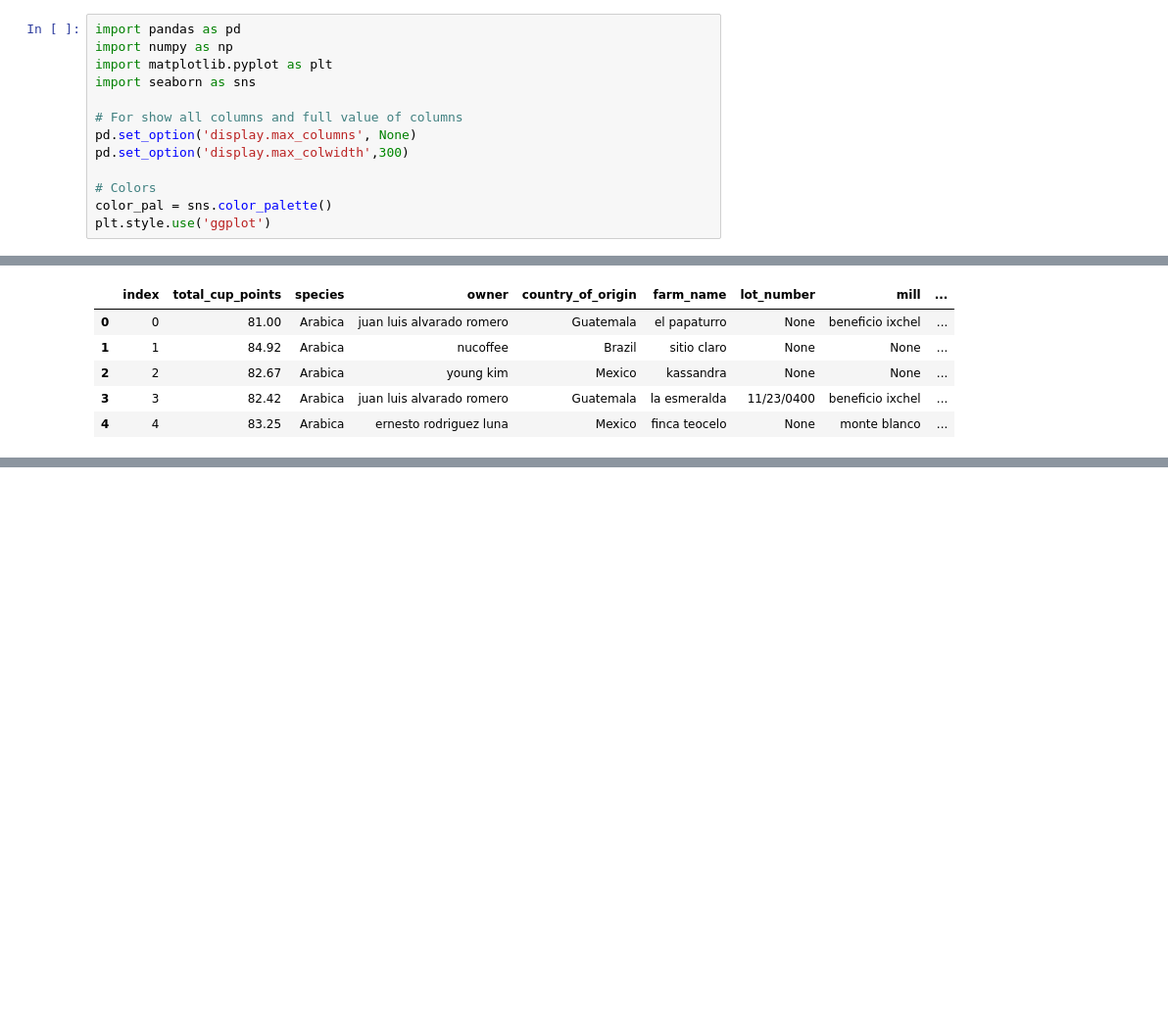
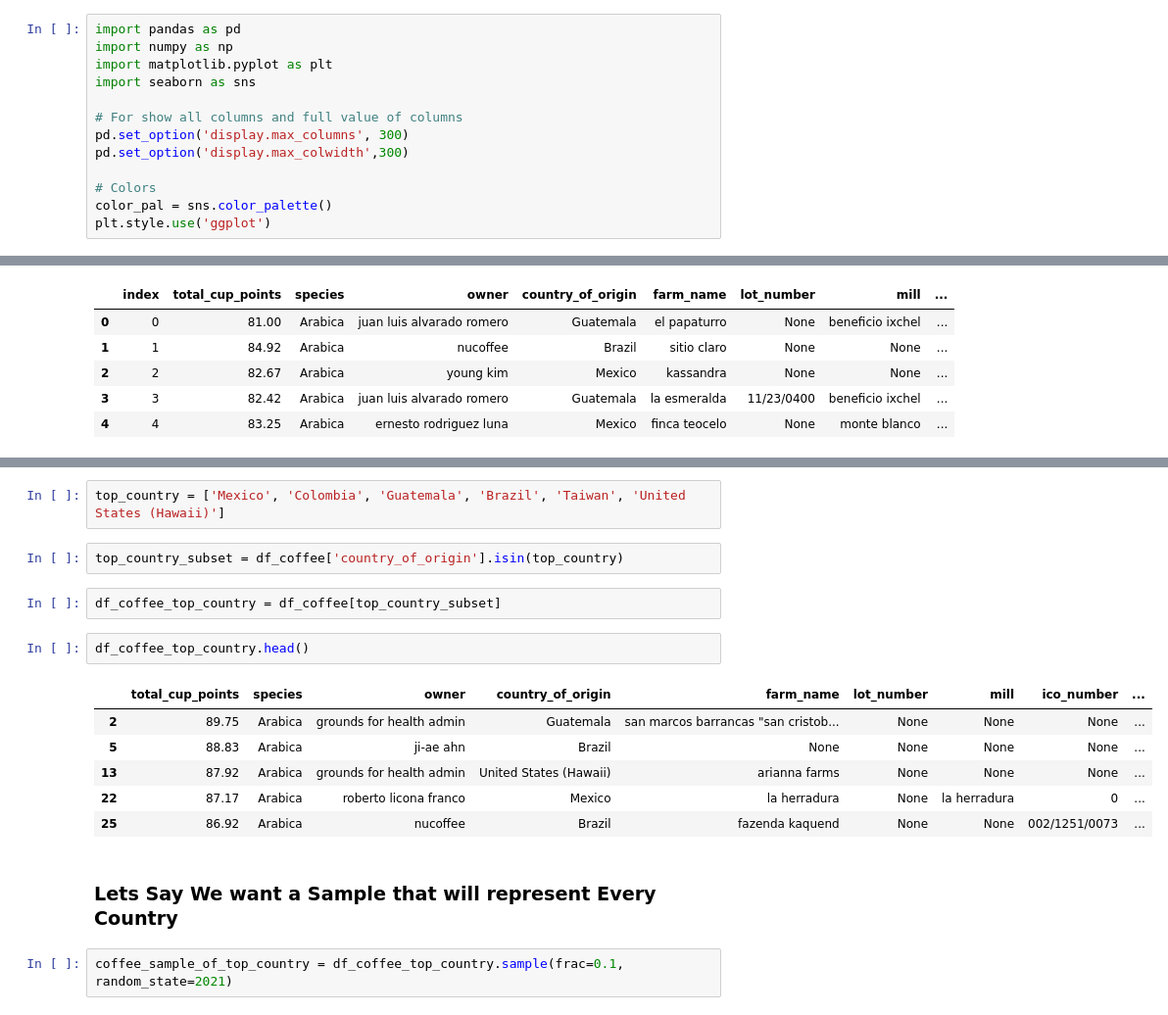
Before and after one commit to Amir-UL-Islam/Machine-Learning-Notebooks, a Jupyter notebook: Statistics/sampling.ipynb, the cells around one changed output, grey strips where cells are left out. Shown at 98% size. Cells and saved outputs as stored; diff of their text form; blank space fills up the shorter version.

```diff
--- a/Statistics/sampling.ipynb
+++ b/Statistics/sampling.ipynb
@@ -5,7 +5,7 @@ import matplotlib.pyplot as plt
 import seaborn as sns
 
 # For show all columns and full value of columns
-pd.set_option('display.max_columns', None)
+pd.set_option('display.max_columns', 300)
 pd.set_option('display.max_colwidth',300)
 
 # Colors
@@ -171,0 +172,19 @@ plt.show()
+# %%
+top_country = ['Mexico', 'Colombia', 'Guatemala', 'Brazil', 'Taiwan', 'United States (Hawaii)']
+# %%
+top_country_subset = df_coffee['country_of_origin'].isin(top_country)
+# %%
+df_coffee_top_country = df_coffee[top_country_subset]
+# %%
+df_coffee_top_country.head()
+# %% [output]
+|  | total_cup_points | species | owner | country_of_origin | farm_name | lot_number | mill | ico_number | ... |
+| 2 | 89.75 | Arabica | grounds for health admin | Guatemala | san marcos barrancas "san cristob... | None | None | None | ... |
+| 5 | 88.83 | Arabica | ji-ae ahn | Brazil | None | None | None | None | ... |
+| 13 | 87.92 | Arabica | grounds for health admin | United States (Hawaii) | arianna farms | None | None | None | ... |
+| 22 | 87.17 | Arabica | roberto licona franco | Mexico | la herradura | None | la herradura | 0 | ... |
+| 25 | 86.92 | Arabica | nucoffee | Brazil | fazenda kaquend | None | None | 002/1251/0073 | ... |
+# %% [markdown]
+### Lets Say We want a Sample that will represent Every Country
+# %%
+coffee_sample_of_top_country = df_coffee_top_country.sample(frac=0.1, random_state=2021)
```
Also changed, not shown: parts of 21 cells of this notebook, 2 other files.
